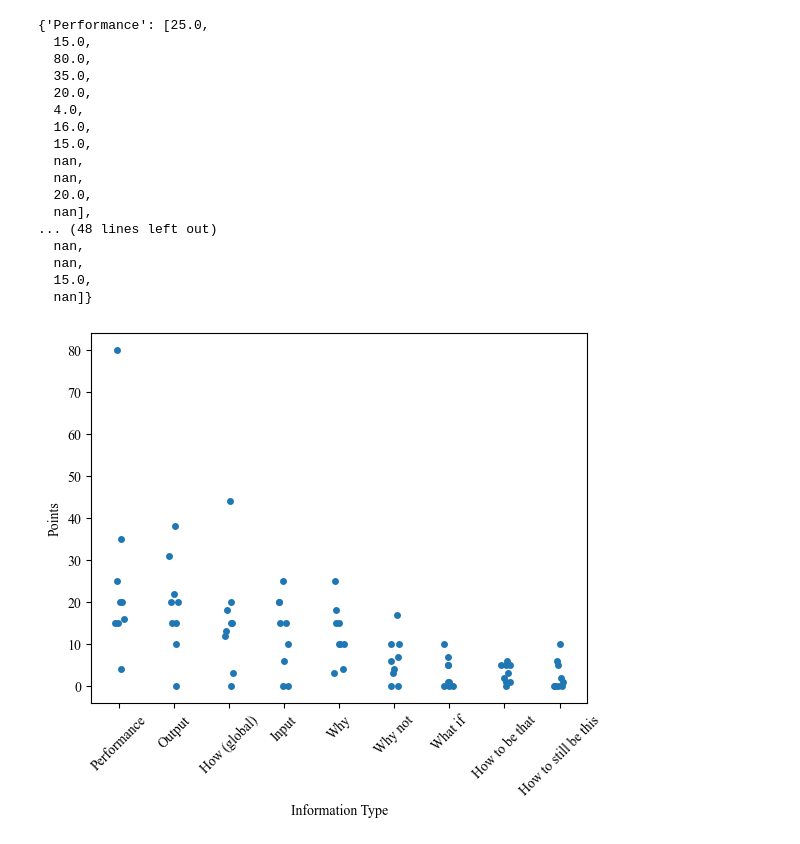
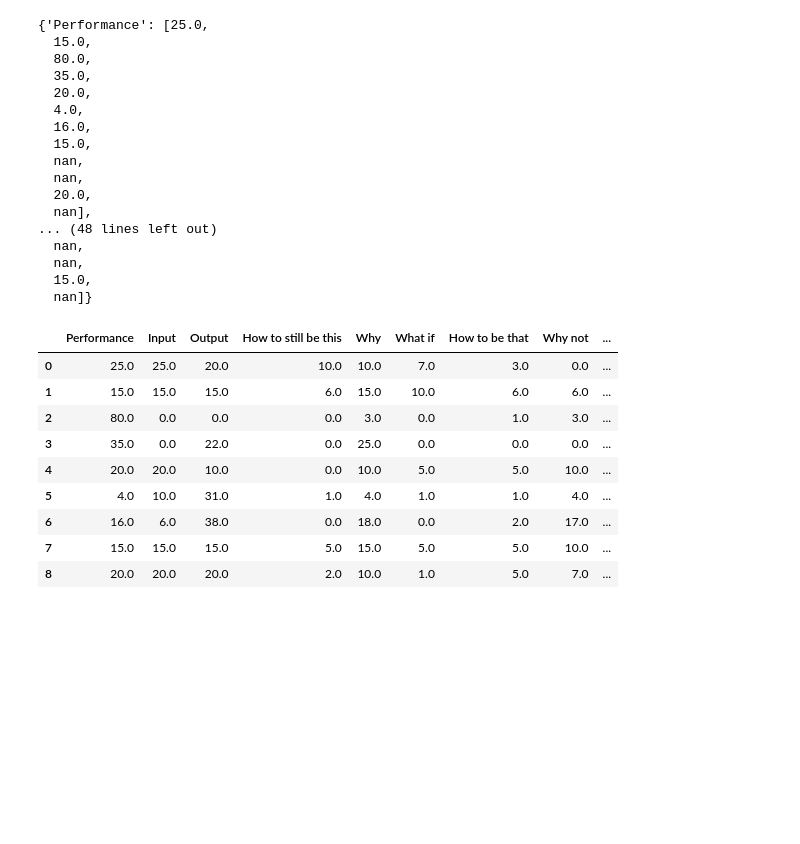
Before and after one commit to TaravMierlo/KAN, a Jupyter notebook: requirements_elicitation/requirements_results.ipynb, the cells around one changed output. Drawn from its saved outputs; the diff is of its cells as text; code cells hidden in the pictures; blank space fills up the shorter version.

```diff
--- a/requirements_elicitation/requirements_results.ipynb
+++ b/requirements_elicitation/requirements_results.ipynb
@@ -351,21 +351,23 @@ explanation_points
   nan,
   15.0,
   nan]}
-# %%
-# Convert to a dataframe
-ep_df = pd.DataFrame(explanation_points)
-
-# Reshape for seaborn
-ep_melted = ep_df.melt(var_name="Information Type", value_name ="Points")
-
-# Drop missing values
-ep_melted = ep_melted.dropna()
-
-# Order
-order = ep_melted.groupby('Information Type')['Points'].mean().sort_values(ascending=False).index
-
-sns.stripplot(data=ep_melted, x="Information Type", y="Points", jitter=True, order=order)
-plt.xticks(rotation=45)
-plt.show()
-# %% [output]
-[figure, removed]
+# %%
+# Convert to a dataframe
+ep_df = pd.DataFrame(explanation_points)
+ep_df = ep_df.dropna()
+
+# Reset index and start from 1
+ep_df = ep_df.reset_index(drop=True)
+ep_df['Participant'] = ep_df.index + 1
+ep_df
+# %% [output]
+|  | Performance | Input | Output | How to still be this | Why | What if | How to be that | Why not | ... |
+| 0 | 25.0 | 25.0 | 20.0 | 10.0 | 10.0 | 7.0 | 3.0 | 0.0 | ... |
+| 1 | 15.0 | 15.0 | 15.0 | 6.0 | 15.0 | 10.0 | 6.0 | 6.0 | ... |
+| 2 | 80.0 | 0.0 | 0.0 | 0.0 | 3.0 | 0.0 | 1.0 | 3.0 | ... |
+| 3 | 35.0 | 0.0 | 22.0 | 0.0 | 25.0 | 0.0 | 0.0 | 0.0 | ... |
+| 4 | 20.0 | 20.0 | 10.0 | 0.0 | 10.0 | 5.0 | 5.0 | 10.0 | ... |
+| 5 | 4.0 | 10.0 | 31.0 | 1.0 | 4.0 | 1.0 | 1.0 | 4.0 | ... |
+| 6 | 16.0 | 6.0 | 38.0 | 0.0 | 18.0 | 0.0 | 2.0 | 17.0 | ... |
+| 7 | 15.0 | 15.0 | 15.0 | 5.0 | 15.0 | 5.0 | 5.0 | 10.0 | ... |
+| 8 | 20.0 | 20.0 | 20.0 | 2.0 | 10.0 | 1.0 | 5.0 | 7.0 | ... |
```
Also changed, not shown: parts of 6 cells of this notebook, 2 other files.
